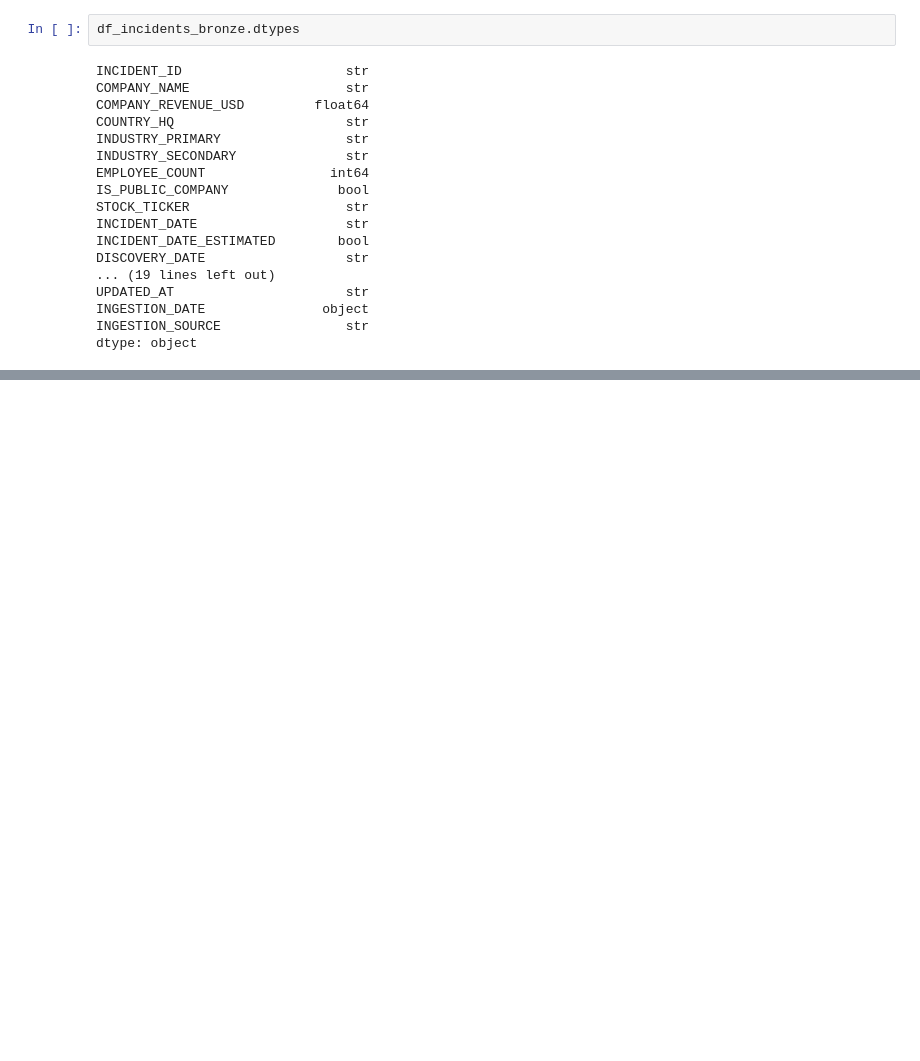
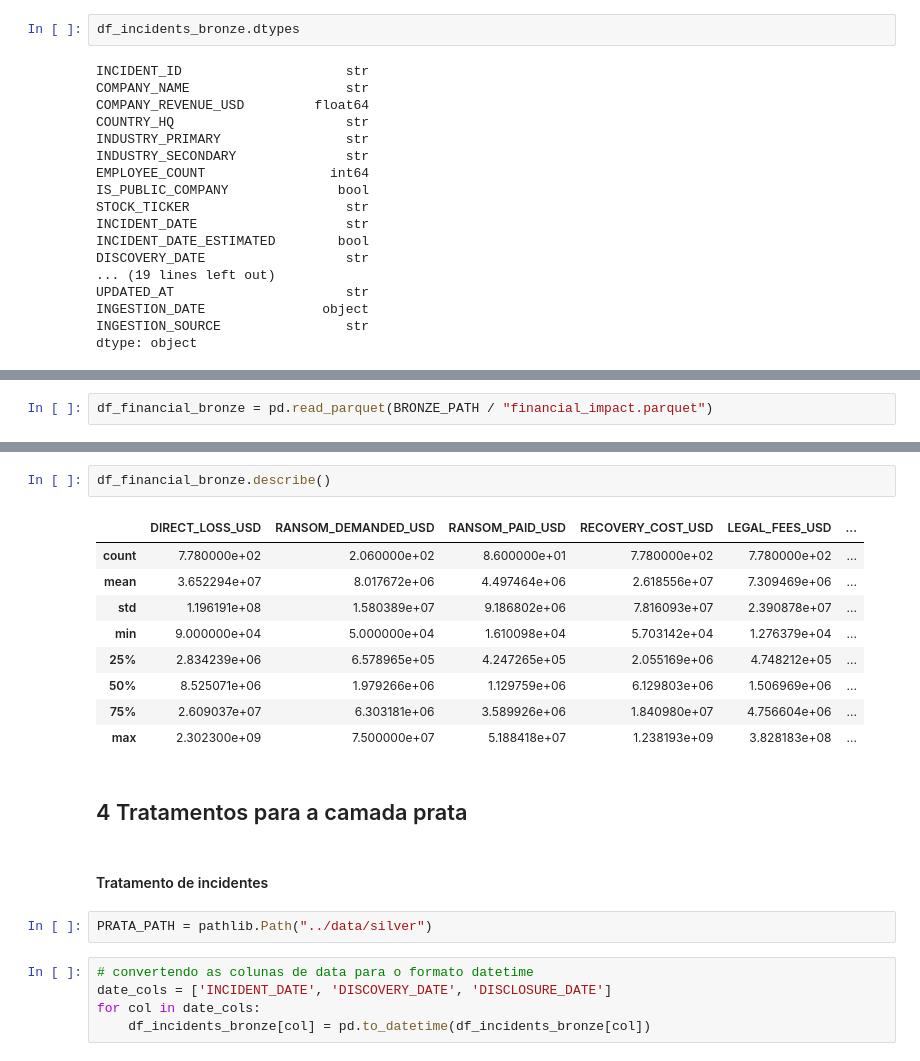
Before and after one commit to CoelhoGoes/pipeline-cybersecurity-breach-impact-dataset, a Jupyter notebook: src/main.ipynb, the cells around one changed output, grey strips where cells are left out. Drawn from its saved outputs; the diff is of its cells as text; blank space fills up the shorter version.

```diff
--- a/src/main.ipynb
+++ b/src/main.ipynb
@@ -105,0 +182,2 @@ dtype: object
+# %%
+df_financial_bronze = pd.read_parquet(BRONZE_PATH / "financial_impact.parquet")
@@ -105,0 +229,23 @@ dtype: object
+# %%
+df_financial_bronze.describe()
+# %% [output]
+|  | DIRECT_LOSS_USD | RANSOM_DEMANDED_USD | RANSOM_PAID_USD | RECOVERY_COST_USD | LEGAL_FEES_USD | ... |
+| count | 7.780000e+02 | 2.060000e+02 | 8.600000e+01 | 7.780000e+02 | 7.780000e+02 | ... |
+| mean | 3.652294e+07 | 8.017672e+06 | 4.497464e+06 | 2.618556e+07 | 7.309469e+06 | ... |
+| std | 1.196191e+08 | 1.580389e+07 | 9.186802e+06 | 7.816093e+07 | 2.390878e+07 | ... |
+| min | 9.000000e+04 | 5.000000e+04 | 1.610098e+04 | 5.703142e+04 | 1.276379e+04 | ... |
+| 25% | 2.834239e+06 | 6.578965e+05 | 4.247265e+05 | 2.055169e+06 | 4.748212e+05 | ... |
+| 50% | 8.525071e+06 | 1.979266e+06 | 1.129759e+06 | 6.129803e+06 | 1.506969e+06 | ... |
+| 75% | 2.609037e+07 | 6.303181e+06 | 3.589926e+06 | 1.840980e+07 | 4.756604e+06 | ... |
+| max | 2.302300e+09 | 7.500000e+07 | 5.188418e+07 | 1.238193e+09 | 3.828183e+08 | ... |
+# %% [markdown]
+## 4 Tratamentos para a camada prata
+# %% [markdown]
+#### Tratamento de incidentes
+# %%
+PRATA_PATH = pathlib.Path("../data/silver")
+# %%
+# convertendo as colunas de data para o formato datetime
+date_cols = ['INCIDENT_DATE', 'DISCOVERY_DATE', 'DISCLOSURE_DATE']
+for col in date_cols:
+    df_incidents_bronze[col] = pd.to_datetime(df_incidents_bronze[col])
```
Also changed, not shown: parts of 19 cells of this notebook.
